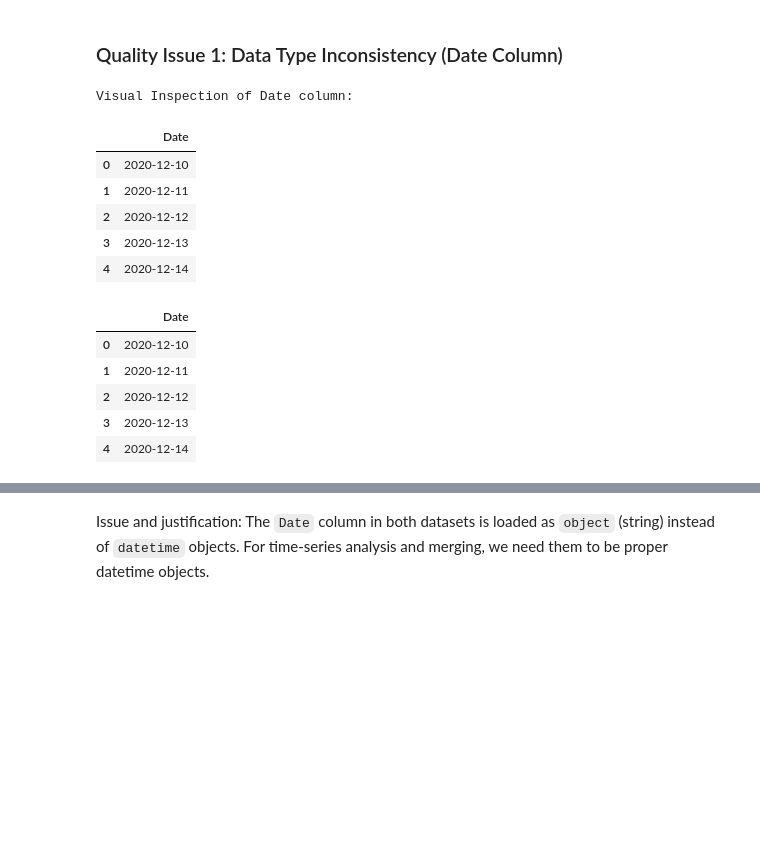
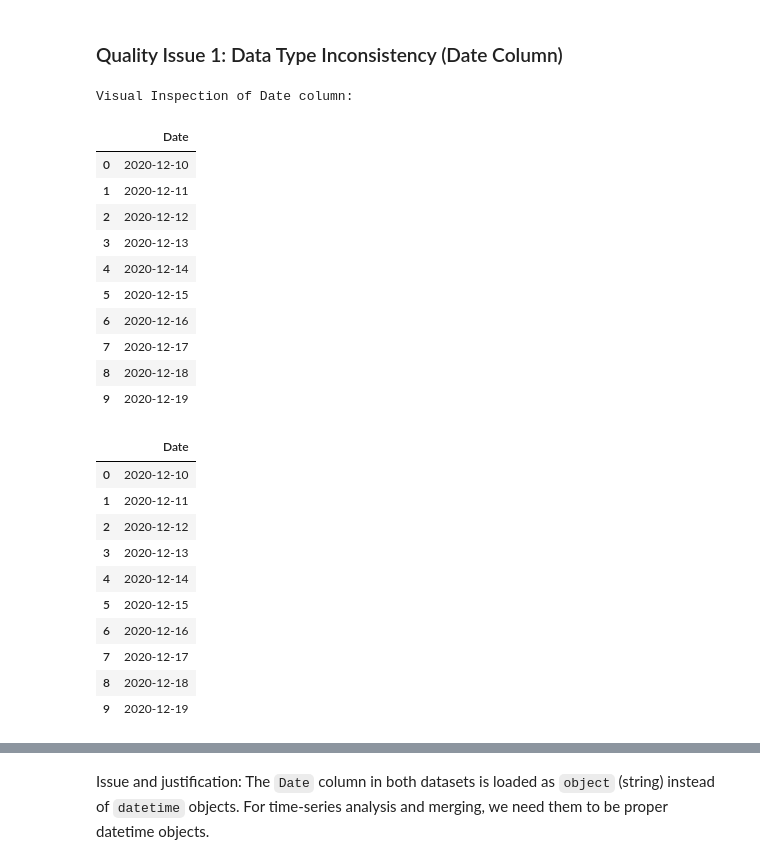
Before and after one commit to Juliohe/Udacity-Real-World-Data-Wrangling-with-Python, a Jupyter notebook: data_wrangling_project_working.ipynb, the cells around one changed output, grey strips where cells are left out. Drawn from its saved outputs; the diff is of its cells as text; code cells hidden in the pictures; blank space fills up the shorter version.

```diff
--- a/data_wrangling_project_working.ipynb
+++ b/data_wrangling_project_working.ipynb
@@ -188,22 +198,32 @@ List **two** data quality issues and **two** tidiness issues. Assess each data i
 # %%
 # Inspecting the dataframe visually
 print("Visual Inspection of Date column:")
-display(df_btc[['Date']].head())
-display(df_eth[['Date']].head())
+display(df_btc[['Date']].head(10))
+display(df_eth[['Date']].head(10))
 # %% [output]
 Visual Inspection of Date column:
 |  | Date |
 | 0 | 2020-12-10 |
 | 1 | 2020-12-11 |
 | 2 | 2020-12-12 |
 | 3 | 2020-12-13 |
 | 4 | 2020-12-14 |
+| 5 | 2020-12-15 |
+| 6 | 2020-12-16 |
+| 7 | 2020-12-17 |
+| 8 | 2020-12-18 |
+| 9 | 2020-12-19 |
 |  | Date |
 | 0 | 2020-12-10 |
 | 1 | 2020-12-11 |
 | 2 | 2020-12-12 |
 | 3 | 2020-12-13 |
 | 4 | 2020-12-14 |
+| 5 | 2020-12-15 |
+| 6 | 2020-12-16 |
+| 7 | 2020-12-17 |
+| 8 | 2020-12-18 |
+| 9 | 2020-12-19 |
 # %%
 # Inspecting the dataframe programmatically
 print("BTC Data Types:")
```
Also changed, not shown: parts of 16 cells of this notebook, 3 other files.
